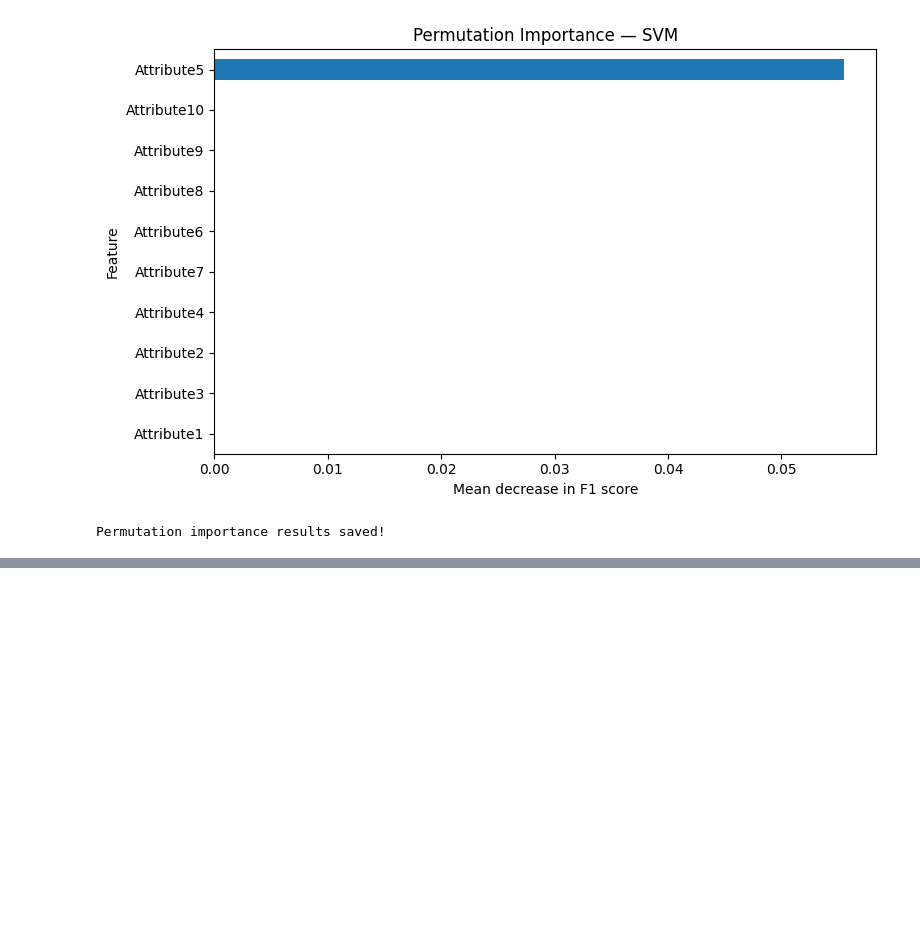
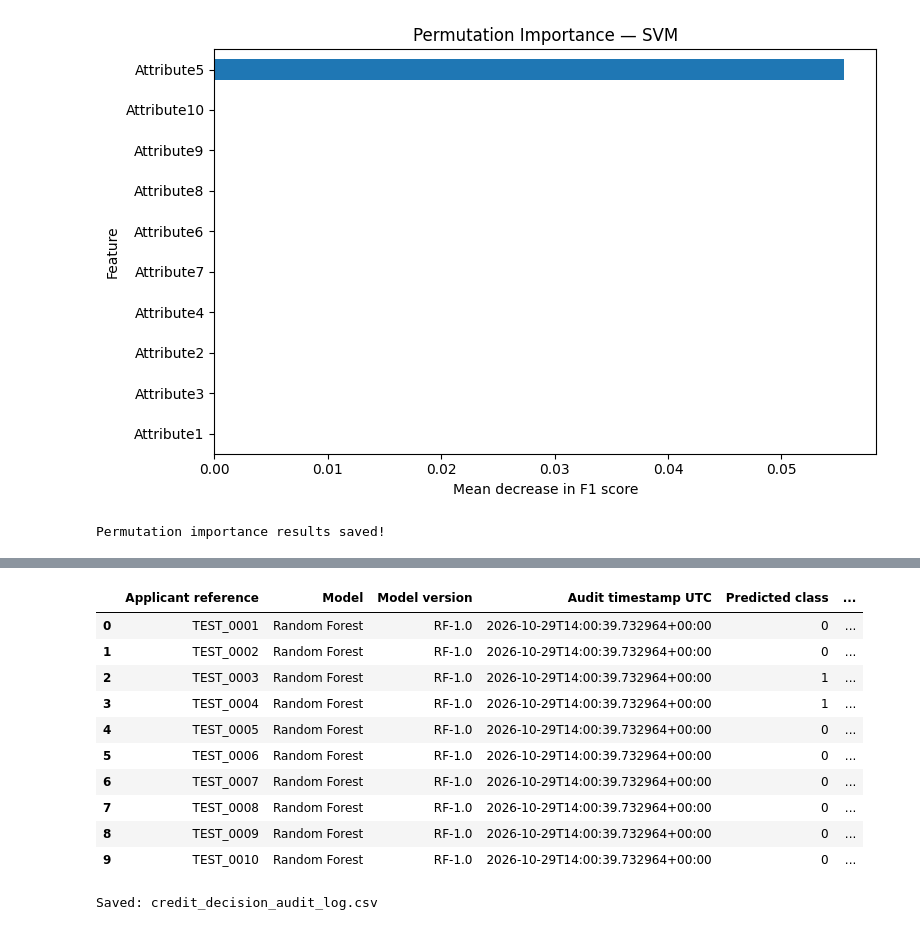
Before and after one commit to yashaswi25-hue/Regulatory-Aware-AI-for-Explainable-and-Auditable-Credit-Decisions, a Jupyter notebook: german_credit_datasets.ipynb, the cells around one changed output, grey strips where cells are left out. Saved outputs shown, nothing was run; the diff lists cells and outputs as text; code cells hidden in the pictures; blank space fills up the shorter version.

```diff
--- a/german_credit_datasets.ipynb
+++ b/german_credit_datasets.ipynb
@@ -999,0 +1502,74 @@ Permutation importance results saved!
+# %%
+
+from datetime import datetime, timezone
+import shap
+
+MODEL_VERSION = "RF-1.0"
+MODEL_NAME = "Random Forest"
+AUDIT_DATE = datetime.now(timezone.utc).isoformat()
+
+# Transform test data using the pipeline's fitted preprocessing
+X_transformed = rf_model[:-1].transform(X_test)
+feature_names = rf_model[:-1].get_feature_names_out()
+
+# Explain the Random Forest classifier
+rf_classifier = rf_model.steps[-1][1]
+explainer = shap.TreeExplainer(rf_classifier)
+shap_values = explainer.shap_values(X_transformed)
+
+# Support common SHAP output formats
+if isinstance(shap_values, list):
+    contributions = np.asarray(shap_values[1])
+else:
+    contributions = np.asarray(shap_values)
+    if contributions.ndim == 3:
+        contributions = contributions[:, :, 1]
+
+predictions = rf_model.predict(X_test)
+probabilities = rf_model.predict_proba(X_test)[:, 1]
+
+log_rows = []
+
+for i in range(len(X_test)):
+    top_indices = np.argsort(np.abs(contributions[i]))[-3:][::-1]
+
+    explanation_parts = []
+    for j in top_indices:
+        direction = (
+            "increases predicted bad-risk score"
+            if contributions[i, j] > 0
+            else "decreases predicted bad-risk score"
+        )
+        explanation_parts.append(
+            f"{feature_names[j]}: {direction}"
+        )
+
+    log_rows.append({
+        "Applicant reference": f"TEST_{i + 1:04d}",
+        "Model": MODEL_NAME,
+        "Model version": MODEL_VERSION,
+        "Audit timestamp UTC": AUDIT_DATE,
+        "Predicted class": int(predictions[i]),
+        "Predicted bad-risk probability": round(float(probabilities[i]), 4),
+        "Top feature contributions": "; ".join(explanation_parts)
+    })
+
+decision_log = pd.DataFrame(log_rows)
+
+display(decision_log.head(10))
+
+decision_log.to_csv("credit_decision_audit_log.csv", index=False)
+print("Saved: credit_decision_audit_log.csv")
+# %% [output]
+|  | Applicant reference | Model | Model version | Audit timestamp UTC | Predicted class | ... |
+| 0 | TEST_0001 | Random Forest | RF-1.0 | 2026-10-29T14:00:39.732964+00:00 | 0 | ... |
+| 1 | TEST_0002 | Random Forest | RF-1.0 | 2026-10-29T14:00:39.732964+00:00 | 0 | ... |
+| 2 | TEST_0003 | Random Forest | RF-1.0 | 2026-10-29T14:00:39.732964+00:00 | 1 | ... |
+| 3 | TEST_0004 | Random Forest | RF-1.0 | 2026-10-29T14:00:39.732964+00:00 | 1 | ... |
+| 4 | TEST_0005 | Random Forest | RF-1.0 | 2026-10-29T14:00:39.732964+00:00 | 0 | ... |
+| 5 | TEST_0006 | Random Forest | RF-1.0 | 2026-10-29T14:00:39.732964+00:00 | 0 | ... |
+| 6 | TEST_0007 | Random Forest | RF-1.0 | 2026-10-29T14:00:39.732964+00:00 | 0 | ... |
+| 7 | TEST_0008 | Random Forest | RF-1.0 | 2026-10-29T14:00:39.732964+00:00 | 0 | ... |
+| 8 | TEST_0009 | Random Forest | RF-1.0 | 2026-10-29T14:00:39.732964+00:00 | 0 | ... |
+| 9 | TEST_0010 | Random Forest | RF-1.0 | 2026-10-29T14:00:39.732964+00:00 | 0 | ... |
+Saved: credit_decision_audit_log.csv
```
Also changed, not shown: parts of 13 cells of this notebook.
